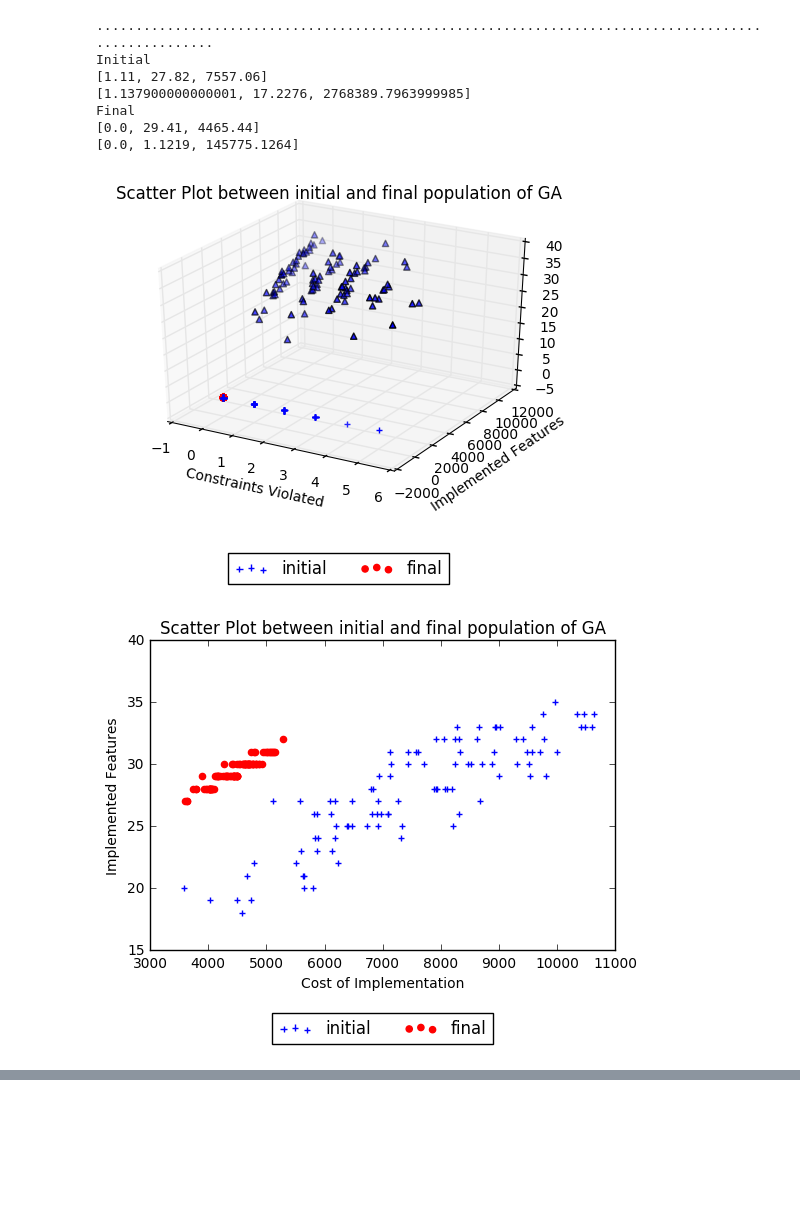
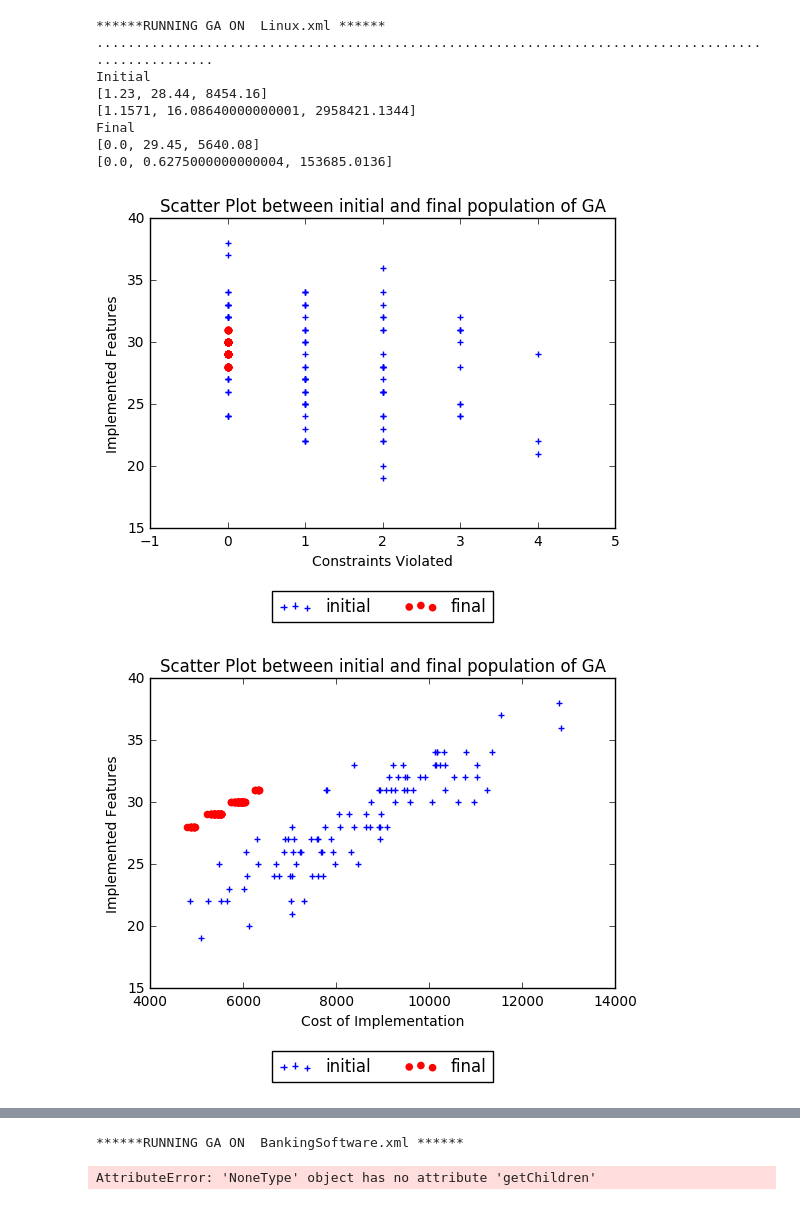
Before and after one commit to arjunaugustine/fss16ASE, a Jupyter notebook: _project/Model.ipynb, the cells around one changed output, grey strips where cells are left out. Drawn from its saved outputs; the diff is of its cells as text; code cells hidden in the pictures; blank space fills up the shorter version.

Commit message:
new models

```diff
--- a/_project/Model.ipynb
+++ b/_project/Model.ipynb
@@ -251,8 +253,9 @@ def avg_and_variance(populations):
     print(variances)
     return avgs, variances
 # %%
-def ga(pop_size = 100, gens = 250, dom_func=bdom):
-    problem = Problem('Linux.xml', 10000)
+def ga(model, pop_size = 100, gens = 250, dom_func=bdom):
+    print('******RUNNING GA ON ',model,'******')
+    problem = Problem(model, 10000)
     population = populate(problem, pop_size)
     #print(population)
     po=[problem.evaluate(point) for point in population]
@@ -344,20 +347,23 @@ def plot_3D(initial, final):
 
     plt.show()
 # %%
-initial, final = ga(gens=100)
-print("Initial")
-avg_and_variance(initial)
-print("Final")
-avg_and_variance(final)
-plot_pareto(initial, final)
-plot_3D(initial, final)
+models = ['Linux.xml', 'Bike.xml', 'BankingSoftware.xml']
+for splot in models:
+    initial, final = ga(model=splot, gens=100)
+    print("Initial")
+    avg_and_variance(initial)
+    print("Final")
+    avg_and_variance(final)
+    plot_pareto(initial, final)
+    plot_3D(initial, final)
 # %% [output]
+******RUNNING GA ON  Linux.xml ******
 ....................................................................................................
 Initial
-[1.11, 27.82, 7557.06]
-[1.137900000000001, 17.2276, 2768389.7963999985]
+[1.23, 28.44, 8454.16]
+[1.1571, 16.08640000000001, 2958421.1344]
 Final
-[0.0, 29.41, 4465.44]
-[0.0, 1.1219, 145775.1264]
+[0.0, 29.45, 5640.08]
+[0.0, 0.6275000000000004, 153685.0136]
-[figure, old version]
+[figure, new version]
-[figure, old version]
+[figure, new version]
@@ -365,0 +384,2 @@ Final
+******RUNNING GA ON  BankingSoftware.xml ******
+AttributeError: 'NoneType' object has no attribute 'getChildren'
```
Also changed, not shown: parts of 2 cells of this notebook, 1 other file.
